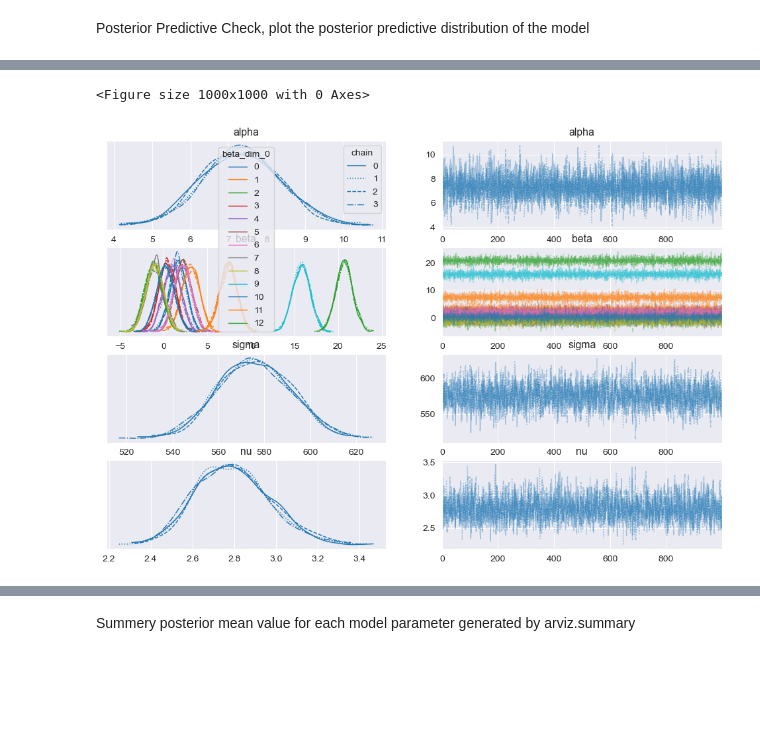
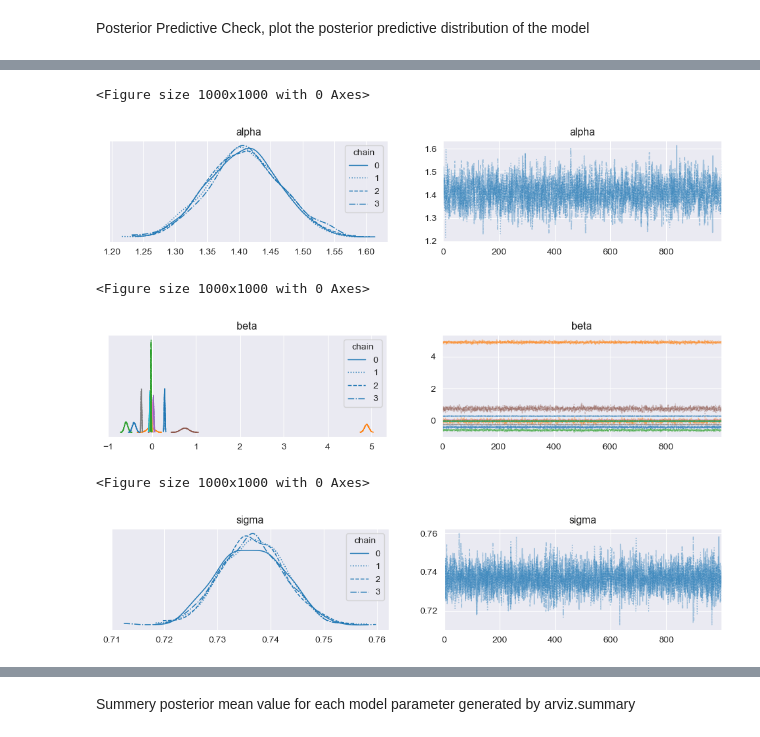
Before and after one commit to ZehuaLiuY/ML_CW, a Jupyter notebook: src/Bayesian_Linear_Regression.ipynb, the cells around one changed output, grey strips where cells are left out. Drawn from its saved outputs; the diff is of its cells as text; code cells hidden in the pictures; blank space fills up the shorter version.

```diff
--- a/src/Bayesian_Linear_Regression.ipynb
+++ b/src/Bayesian_Linear_Regression.ipynb
@@ -76,36 +93,26 @@ Test set size: (1752, 13)
 #### Bayesian Linear Regression
 Use PyMC to perform Bayesian Linear Regression on your new dataset.
 # %%
-# define the model
-# Define the Bayesian model
+y_train_log = np.log(y_train + 1)  # Add 1 to avoid log(0)
+
 num_samples = 1000
-model = pm.Model()
 
-with model:
-    n_features = X_train.shape[1]
+with pm.Model() as model:
+    n_features = X_train.shape[1]  # Number of features in X_train
 
-    # Weaker priors for beta coefficients
+    # Adjusted priors for the regression coefficients based on standardized features
     beta = pm.Normal('beta', mu=0, sigma=1, shape=n_features)
+    alpha = pm.Normal('alpha', mu=0, sigma=0.5)  # Assuming the mean of y_train_log is around 0 after log transformation
+    sigma = pm.Exponential('sigma', 1)
 
-    # Weaker prior for alpha (intercept)
-    alpha = pm.Normal('alpha', mu=0, sigma=1)
+    # Expected value of outcome (in log scale)
+    mu_log = alpha + pm.math.dot(X_train, beta)
 
-    # Robust model for sigma
-    sigma = pm.HalfCauchy('sigma', beta=1)
+    # Model the outcome variable in log scale
+    Y_obs_log = pm.Normal('Y_obs_log', mu=mu_log, sigma=sigma, observed=y_train_log)
 
-    # Expected value (mu) of outcome
-    mu = alpha + pm.math.dot(X_train.values, beta)
-
-    # Robust likelihood function (Student's T-distribution)
-    nu = pm.Exponential('nu', 1/30)
-    Y_obs = pm.StudentT('Y_obs', nu=nu, mu=mu, sigma=sigma, observed=y_train.values)
-
-    # Sample the model
+    # Sample from the posterior
     trace = pm.sample(num_samples, return_inferencedata=True)
-
-# Model summary
-summary = az.summary(trace)
-print(summary)
 # %% [output]
 Auto-assigning NUTS sampler...
 Initializing NUTS using jitter+adapt_diag...
@@ -171,7 +125,17 @@ plt.show()
 # %%
 plt.figure(figsize=(10, 10))
-az.plot_trace(trace, combined=False, var_names=['alpha', 'beta', 'sigma', 'nu'], legend=True)
+az.plot_trace(trace, combined=False, var_names=['alpha'], legend=True)
 plt.show()
+plt.figure(figsize=(10, 10))
+az.plot_trace(trace, combined=False, var_names=['beta'], legend=True)
+plt.show()
+plt.figure(figsize=(10, 10))
+az.plot_trace(trace, combined=False, var_names=['sigma'], legend=True)
+plt.show()
 # %% [output]
 <Figure size 1000x1000 with 0 Axes>
-[figure, old version]
+[figure, new version]
+<Figure size 1000x1000 with 0 Axes>
+[figure, added]
+<Figure size 1000x1000 with 0 Axes>
+[figure, added]
```
Also changed, not shown: parts of 8 cells of this notebook.
